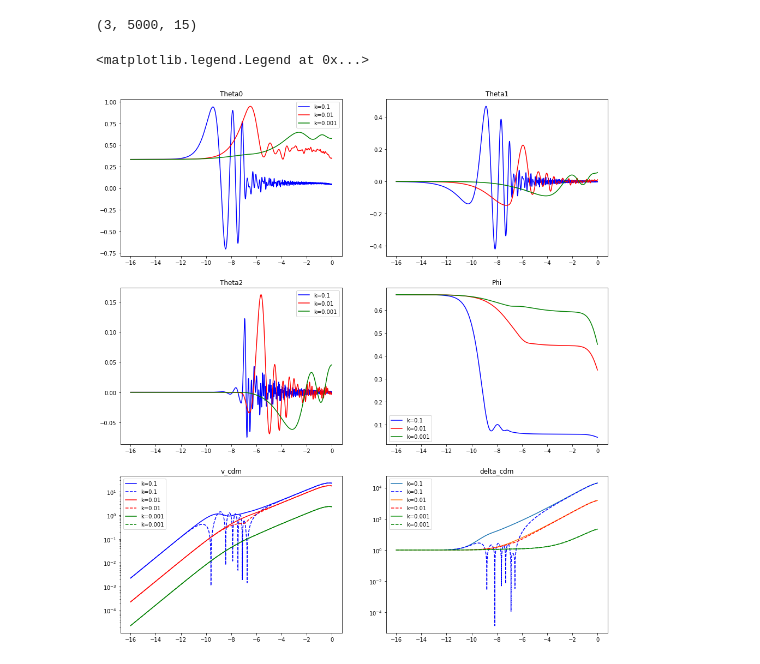
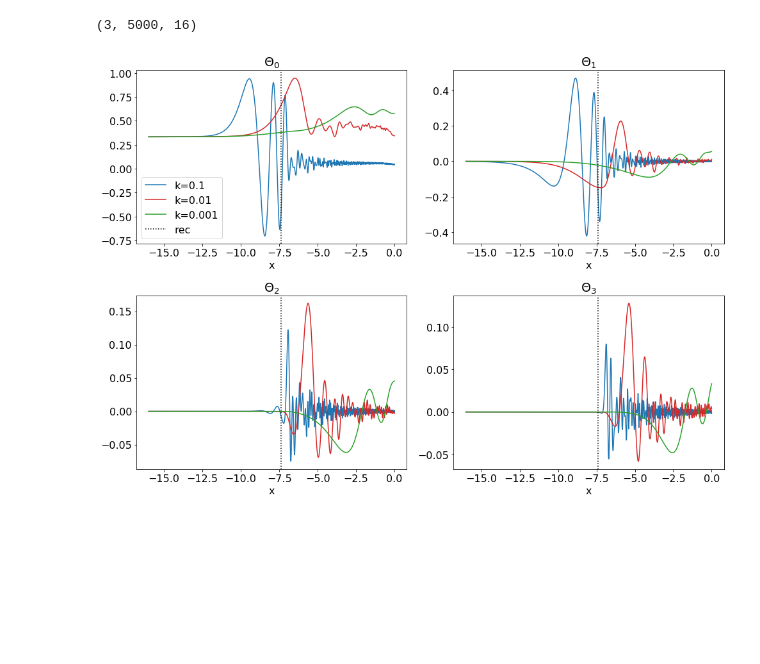
Before and after one commit to asdfbat/AST5220, a Jupyter notebook: Project/Python/m3_plotting.ipynb, the cells around one changed output. Cells and saved outputs as stored; diff of their text form; code cells hidden in the pictures; blank space fills up the shorter version.

```diff
--- a/Project/Python/m3_plotting.ipynb
+++ b/Project/Python/m3_plotting.ipynb
@@ -1,6 +1,8 @@
 # %%
 import numpy as np
 import matplotlib.pyplot as plt
+
+plt.rcParams.update({'font.size':16})
 # %%
 k_vals = [0.1, 0.01, 0.001]
 
@@ -17,44 +19,39 @@ v_b        = data[:,:,4]
 Theta0     = data[:,:,5]
 Theta1     = data[:,:,6]
 Theta2     = data[:,:,7]
-Phi        = data[:,:,8]
-Psi        = data[:,:,9]
-Pi         = data[:,:,10]
-source     = data[:,:,11]
+Theta3     = data[:,:,8]
+Phi        = data[:,:,9]
+Psi        = data[:,:,10]
+Pi         = data[:,:,11]
+source     = data[:,:,12]
 
 data.shape
 # %% [output]
-(3, 5000, 15)
+(3, 5000, 16)
 # %%
-colors = ["b", "r", "g"]
+colors = ["tab:blue", "tab:red", "tab:green"]
 
-fig, ax = plt.subplots(3, 2, figsize=(16,18))
+fig, ax = plt.subplots(2, 2, figsize=(14,10))
 for i, k in enumerate(k_vals):
     ax[0,0].plot(x, Theta0[i], c=colors[i], label=f"k={k}")
-    ax[0,0].set_title("Theta0")
+    ax[0,0].set_title(r"$\Theta_0$")
 
-    ax[0,1].plot(x, Theta1[i], c=colors[i], label=f"k={k}")
-    ax[0,1].set_title("Theta1")
+    ax[0,1].plot(x, Theta1[i], c=colors[i])
+    ax[0,1].set_title(r"$\Theta_1$")
 
-    ax[1,0].plot(x, Theta2[i], c=colors[i], label=f"k={k}")
-    ax[1,0].set_title("Theta2")
+    ax[1,0].plot(x, Theta2[i], c=colors[i])
+    ax[1,0].set_title(r"$\Theta_2$")
 
-    ax[2,1].semilogy(x, np.abs(delta_cdm[i]), label=f"k={k}")
-    ax[2,1].semilogy(x, np.abs(delta_b[i]), c=colors[i], ls="--", label=f"k={k}")
-    ax[2,1].set_title("delta_cdm")
+    ax[1,1].plot(x, Theta3[i], c=colors[i])
+    ax[1,1].set_title(r"$\Theta_3$")
 
-    ax[2,0].semilogy(x, np.abs(v_cdm[i]), c=colors[i], label=f"k={k}")
-    ax[2,0].semilogy(x, np.abs(v_b[i]), c=colors[i], ls="--", label=f"k={k}")
-    ax[2,0].set_title("v_cdm")
-
-    ax[1,1].plot(x, Phi[i], c=colors[i], label=f"k={k}")
-    ax[1,1].set_title("Phi")
+for i in range(2):
+    for j in range(2):
+        ax[i,j].set_xlabel("x")
+        ax[i,j].axvline(x=-7.4, ls=":", c="k", label="rec")
 
 ax[0,0].legend()
-ax[1,0].legend()
-ax[1,1].legend()
-ax[2,0].legend()
-ax[2,1].legend()
+fig.tight_layout();
+plt.savefig("../m3_figs/thetas.png", bbox_inches="tight")
 # %% [output]
-<matplotlib.legend.Legend at 0x...>
-[figure, old version]
+[figure, new version]
```
Also changed, not shown: parts of 4 cells of this notebook, 7 other files.
